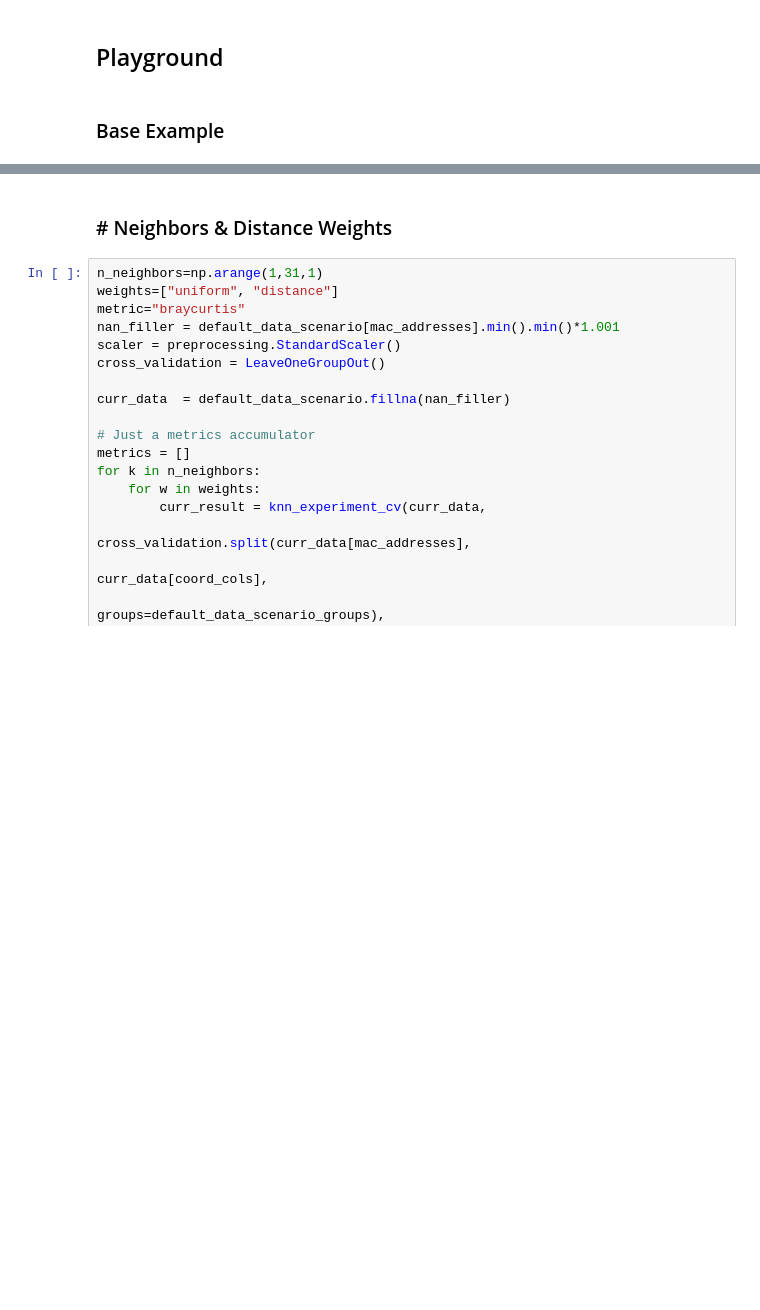
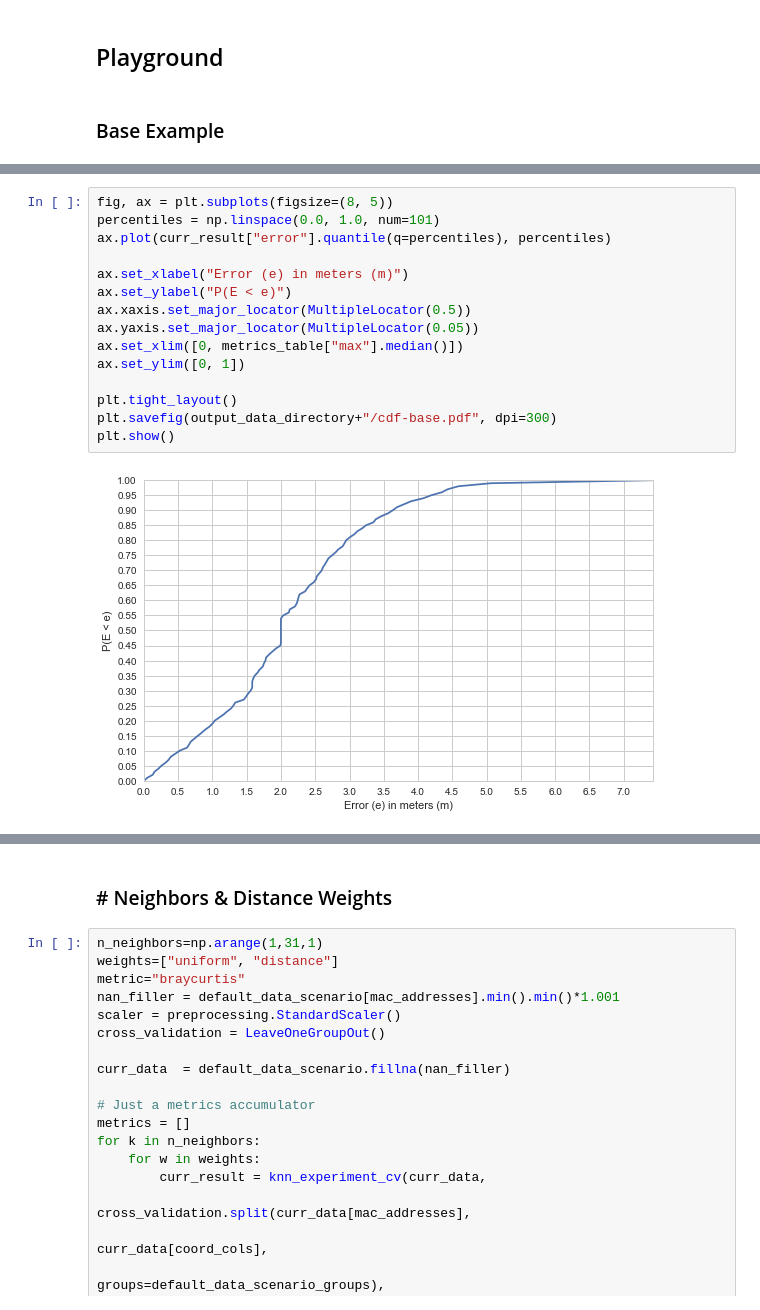
Before and after one commit to YanuX-Framework/YanuX-Cruncher, a Jupyter notebook: WifiFingerprintingExperiments.ipynb, the cells around one changed output, grey strips where cells are left out. Saved outputs shown, nothing was run; the diff lists cells and outputs as text; blank space fills up the shorter version.

```diff
--- a/WifiFingerprintingExperiments.ipynb
+++ b/WifiFingerprintingExperiments.ipynb
@@ -334,0 +344,17 @@ curr_result.to_csv(output_data_directory+"/base-results.csv")
+# %%
+fig, ax = plt.subplots(figsize=(8, 5))
+percentiles = np.linspace(0.0, 1.0, num=101)
+ax.plot(curr_result["error"].quantile(q=percentiles), percentiles)
+
+ax.set_xlabel("Error (e) in meters (m)")
+ax.set_ylabel("P(E < e)")
+ax.xaxis.set_major_locator(MultipleLocator(0.5))
+ax.yaxis.set_major_locator(MultipleLocator(0.05))
+ax.set_xlim([0, metrics_table["max"].median()])
+ax.set_ylim([0, 1])
+
+plt.tight_layout()
+plt.savefig(output_data_directory+"/cdf-base.pdf", dpi=300)
+plt.show()
+# %% [output]
+[figure, added]
```
Also changed, not shown: parts of 13 cells of this notebook.
